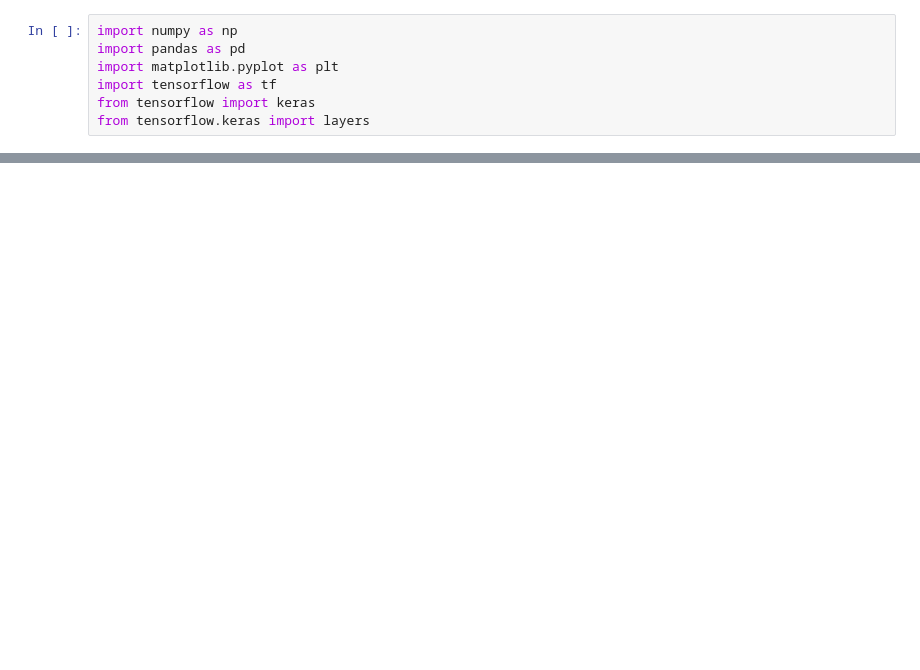
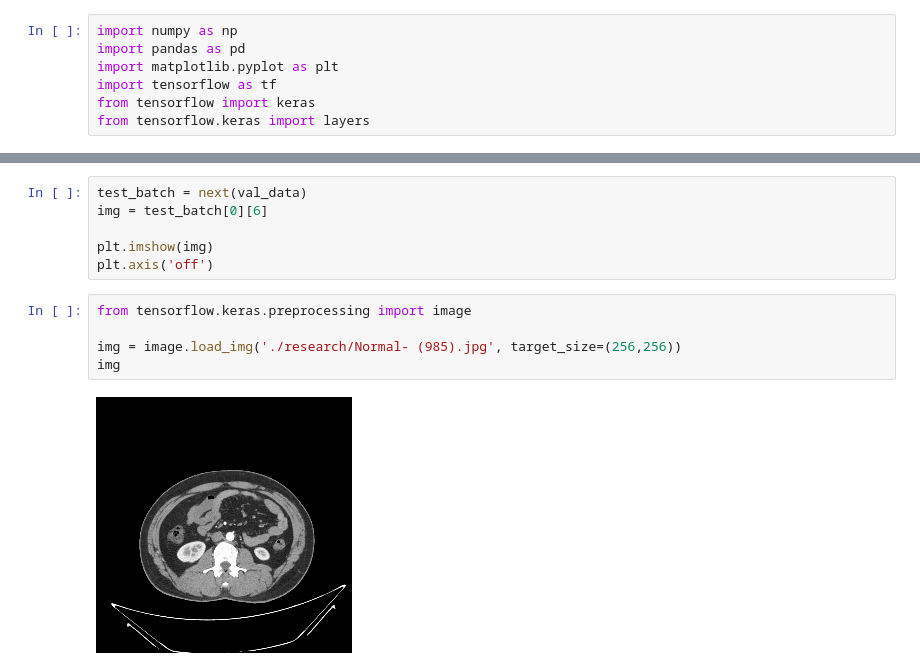
Before and after one commit to wiznikvibe/Kidney_Disease_Classification, a Jupyter notebook: research/trials.ipynb, the cells around one changed output, grey strips where cells are left out. Cells and saved outputs as stored; diff of their text form; blank space fills up the shorter version.

```diff
--- a/research/trials.ipynb
+++ b/research/trials.ipynb
@@ -69,0 +172,13 @@ train_paths, val_paths, train_labels, val_labels = train_test_split(
+# %%
+test_batch = next(val_data)
+img = test_batch[0][6]
+
+plt.imshow(img)
+plt.axis('off')
+# %%
+from tensorflow.keras.preprocessing import image
+
+img = image.load_img('./research/Normal- (985).jpg', target_size=(256,256))
+img
+# %% [output]
+[figure, added]
```
Also changed, not shown: parts of 27 cells of this notebook, 9 other files.
